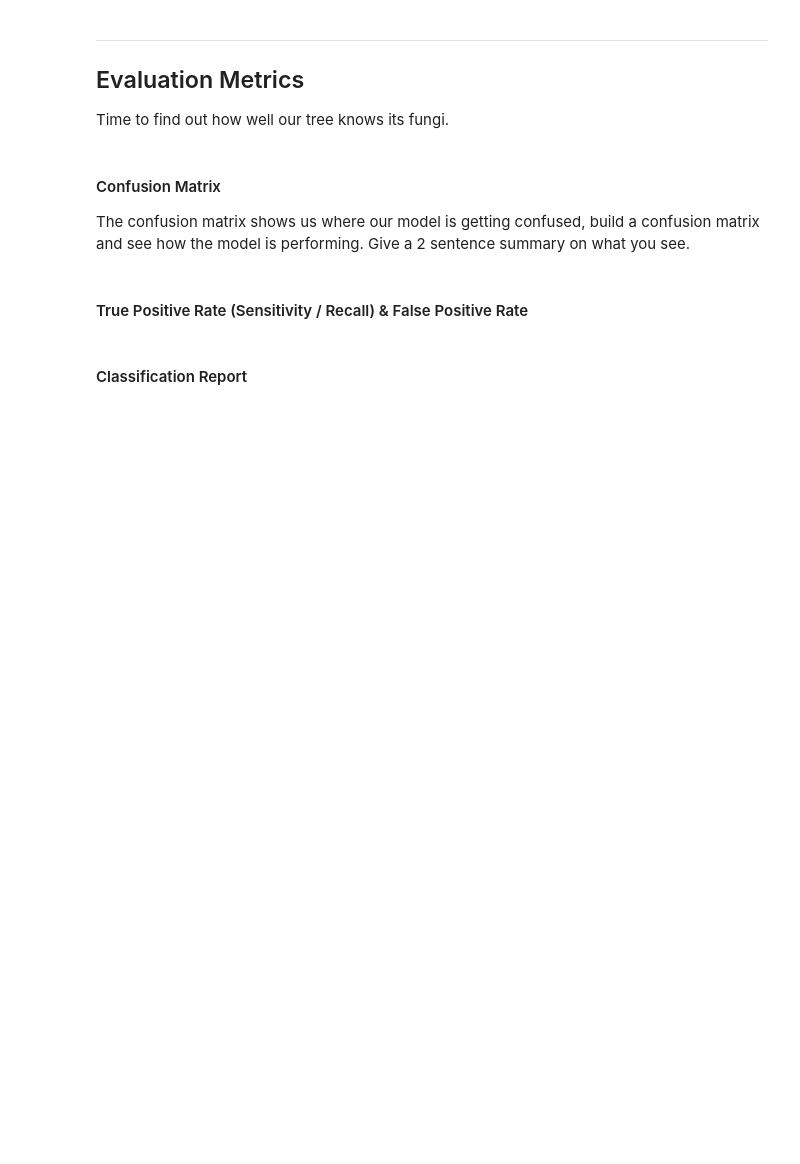
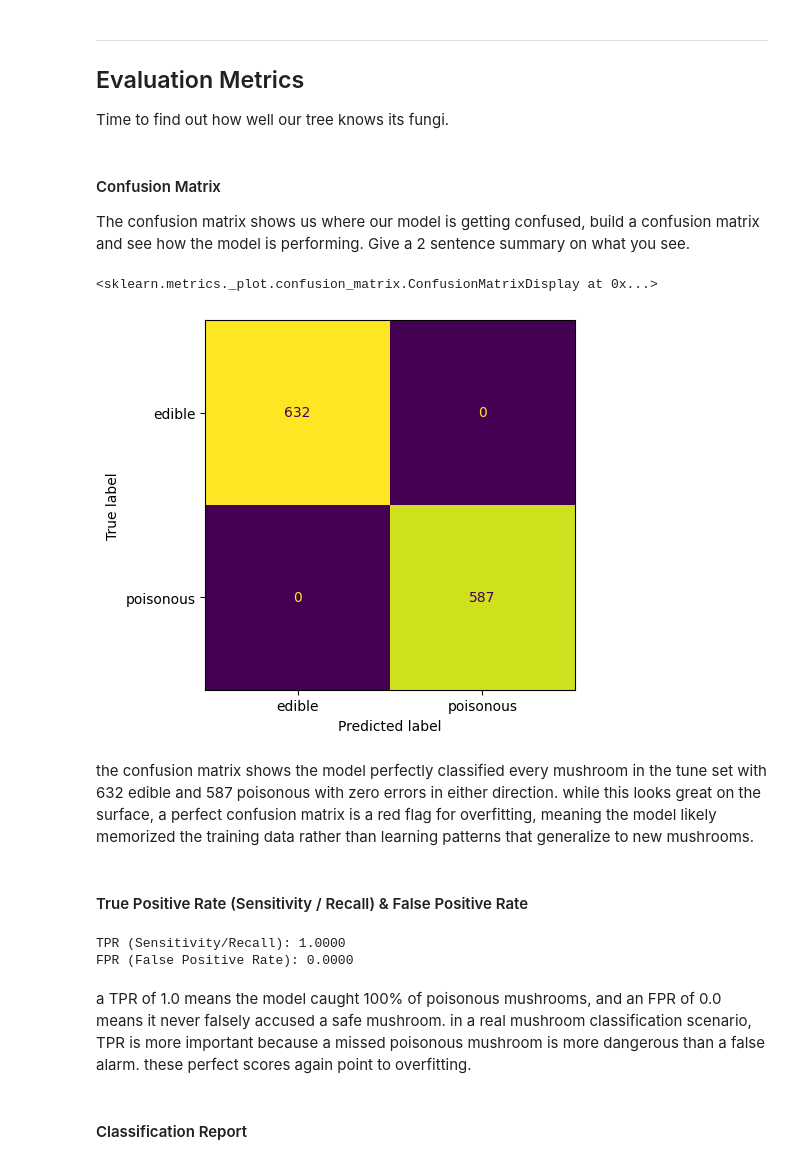
Before and after one commit to kenzkleczynski/week_10_eval, a Jupyter notebook: Model_Metrics_Lab_Updated.ipynb, the cells around one changed output. Cells and saved outputs as stored; diff of their text form; code cells hidden in the pictures; blank space fills up the shorter version.

```diff
--- a/Model_Metrics_Lab_Updated.ipynb
+++ b/Model_Metrics_Lab_Updated.ipynb
@@ -131,0 +281,17 @@ df['new_col'] = df['col'].where(df['col'].isin(top_cats), 'Other') # this would
+# %%
+# following my observations above, manually replace the small % variables to make more even splits and replace with bigger other category.
+X['cap_shape'] = X['cap_shape'].replace(['k', 'b', 's', 'c'], 'other')
+X['cap_color'] = X['cap_color'].replace(['y', 'w', 'b', 'p', 'c', 'u', 'r'], 'other')
+X['odor'] = X['odor'].replace(['y', 's', 'a', 'l', 'p', 'c', 'm'], 'other')
+X['gill_color'] = X['gill_color'].replace(['n', 'g', 'h', 'u', 'k', 'e', 'y', 'o', 'r'], 'other')
+X['stalk_root'] = X['stalk_root'].replace(['?', 'e', 'c', 'r'], 'other')
+X['stalk_surface_above_ring'] = X['stalk_surface_above_ring'].replace(['k', 'f', 'y'], 'other')
+X['stalk_surface_below_ring'] = X['stalk_surface_below_ring'].replace(['k', 'f', 'y'], 'other')
+X['stalk_color_above_ring'] = X['stalk_color_above_ring'].replace(['p', 'g', 'n', 'b', 'o', 'e', 'c', 'y'], 'other')
+X['stalk_color_below_ring'] = X['stalk_color_below_ring'].replace(['p', 'g', 'n', 'b', 'o', 'e', 'c', 'y'], 'other')
+X['veil_color'] = X['veil_color'].replace(['n', 'o', 'y'], 'other')
+X['ring_number'] = X['ring_number'].replace(['t', 'n'], 'other')
+X['ring_type'] = X['ring_type'].replace(['l', 'f', 'n'], 'other')
+X['spore_print_color'] = X['spore_print_color'].replace(['h', 'r', 'u', 'o', 'y', 'b'], 'other')
+X['population'] = X['population'].replace(['y', 's', 'n', 'a', 'c'], 'other')
+X['habitat'] = X['habitat'].replace(['l', 'u', 'm', 'w'], 'other')
@@ -136,6 +325,8 @@ We split our fungi into training, tuning, and test sets.
 # %%
 # 70 / 15 / 15 split – train / tune / test
 # Stratify keeps the same ratio of edible:poisonous in each set, which is important for evaluation.
+X_train, X_temp, y_train, y_temp = train_test_split(X, y, train_size=0.70, stratify=y, random_state=21) #70/30
+X_tune, X_test, y_tune, y_test = train_test_split(X_temp, y_temp, train_size=0.50, stratify=y_temp, random_state=21) # 15/15 of the 30
 # %%
 categorical_features = X.select_dtypes(include='object').columns.tolist() # creating a list of the categorical features,
 # this will be used later for preprocessing in the pipeline, in this example we are using a ordinal encoder
@@ -176,4 +367,9 @@ cv_scores = cross_val_score(
 
 
 # Fit final model on full training data
+dt_pipeline.fit(X_train, y_train)
+
+train_accuracy = dt_pipeline.score(X_train, y_train)
+print(f"Pipeline Training accuracy:{train_accuracy}")
+print(f"Pipeline Tuning accuracy:{cv_scores.mean()}")
 # %% [output]
@@ -187,8 +387,8 @@ Time to find out how well our tree knows its fungi.
 # %%
 # Generate predictions and predicted probabilities on the tuning set and pass into variables
 # Think of probabilities as how confident our tree is, example below
-dt_pred = dt_model.predict(X_tune)
-dt_prob = dt_model.predict_proba(X_tune)
+dt_pred = dt_pipeline.predict(X_tune)
+dt_prob = dt_pipeline.predict_proba(X_tune)
 
 # Bundle everything into a tidy DataFrame
 results = pd.DataFrame({
@@ -201,12 +401,31 @@ results = pd.DataFrame({
 #### Confusion Matrix
 
 The confusion matrix shows us where our model is getting confused, build a confusion matrix and see how the model is performing. Give a 2 sentence summary on what you see.
+# %%
+metrics.ConfusionMatrixDisplay.from_predictions(results.target, results.pred, display_labels=['edible', 'poisonous'], colorbar=False)
+# %% [output]
+<sklearn.metrics._plot.confusion_matrix.ConfusionMatrixDisplay at 0x...>
+[figure, added]
+# %% [markdown]
+the confusion matrix shows the model perfectly classified every mushroom in the tune set with 632 edible and 587 poisonous with zero errors in either direction. while this looks great on the surface, a perfect confusion matrix is a red flag for overfitting, meaning the model likely memorized the training data rather than learning patterns that generalize to new mushrooms.
 # %% [markdown]
 #### True Positive Rate (Sensitivity / Recall) & False Positive Rate
 # %%
 # TPR (True Positive Rate) = Recall = Sensitivity
 # Of all the actually poisonous mushrooms, how many did we correctly flag?
 # FPR (False Positive Rate) = how many safe mushrooms did we wrongly accuse?
+
+tn, fp, fn, tp = metrics.confusion_matrix(results.target, results.pred, labels=['e', 'p']).ravel()
+tpr = tp / (tp + fn)
+fpr = fp / (fp + tn)
+
+print(f"TPR (Sensitivity/Recall): {tpr:.4f}")
+print(f"FPR (False Positive Rate): {fpr:.4f}")
+# %% [output]
+TPR (Sensitivity/Recall): 1.0000
+FPR (False Positive Rate): 0.0000
+# %% [markdown]
+a TPR of 1.0 means the model caught 100% of poisonous mushrooms, and an FPR of 0.0 means it never falsely accused a safe mushroom. in a real mushroom classification scenario, TPR is more important because a missed poisonous mushroom is more dangerous than a false alarm. these perfect scores again point to overfitting.
 # %% [markdown]
 #### Classification Report
 # %%
```
Also changed, not shown: parts of 20 cells of this notebook.
